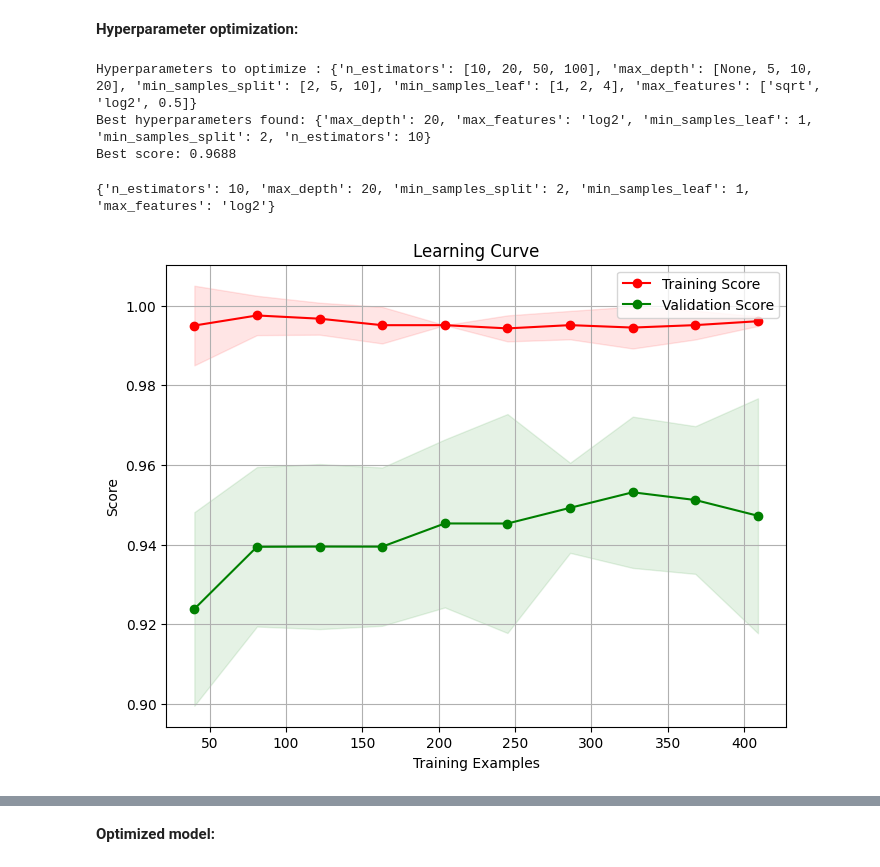
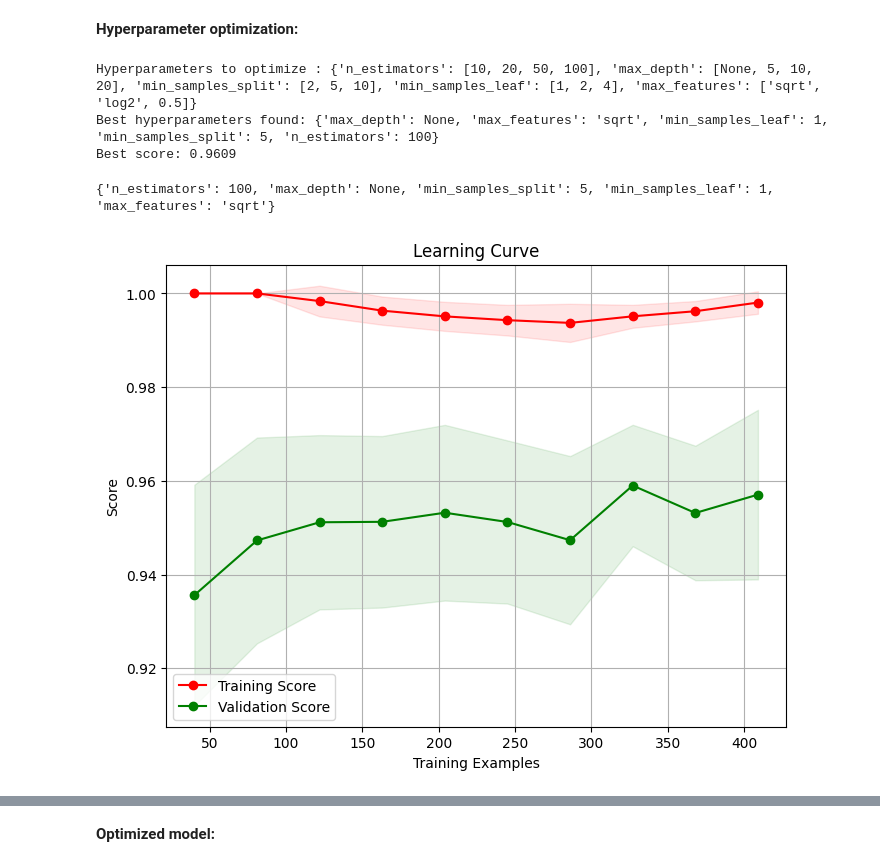
Before and after one commit to mcollpol/BreastCancerPrediction, a Jupyter notebook: research/notebooks/04-model-selection.ipynb, the cells around one changed output, grey strips where cells are left out. Drawn from its saved outputs; the diff is of its cells as text; code cells hidden in the pictures.

```diff
--- a/research/notebooks/04-model-selection.ipynb
+++ b/research/notebooks/04-model-selection.ipynb
@@ -118,6 +121,6 @@ Hyperparameters to optimize : {'penalty': ['l2'], 'C': [1000, 10000, 20000, 3000
 # %%
 # Study with best params.
-model_obj = Model('LogisticRegression', kwargs=best_params)
-print(model_obj.hyperparameters)
-bc.plot_learning_curve(model_obj, X.copy(), y.copy(), cv=5)
+log_reg = Model('LogisticRegression', kwargs=best_params)
+print(log_reg.hyperparameters)
+bc.plot_learning_curve(log_reg, X.copy(), y.copy(), cv=5)
 # %% [output]
@@ -126,7 +131,7 @@ bc.plot_learning_curve(model_obj, X.copy(), y.copy(), cv=5)
 # %% [markdown]
 **Optimized model:**
 # %%
-bc.train_and_evaluate_model(model_obj,
+bc.train_and_evaluate_model(log_reg,
                             X.copy(), y.copy(),
                             X_test.copy(), y_test.copy(),
                             save_outputs=True, output_dir=OUTPUT_PATH)
@@ -190,6 +210,6 @@ Best score: 0.959
 # %%
 # Study with best params.
-model_obj = Model('DecisionTree', kwargs=best_params)
-print(model_obj.hyperparameters)
-bc.plot_learning_curve(model_obj, X.copy(), y.copy(), cv=5)
+decision_tree = Model('DecisionTree', kwargs=best_params)
+print(decision_tree.hyperparameters)
+bc.plot_learning_curve(decision_tree, X.copy(), y.copy(), cv=5)
 # %% [output]
@@ -198,7 +229,7 @@ bc.plot_learning_curve(model_obj, X.copy(), y.copy(), cv=5)
 # %% [markdown]
 **Optimized model:**
 # %%
-bc.train_and_evaluate_model(model_obj,
+bc.train_and_evaluate_model(decision_tree,
                             X.copy(), y.copy(),
                             X_test.copy(), y_test.copy(),
                             save_outputs=True, output_dir=OUTPUT_PATH)
@@ -257,13 +302,13 @@ best_params = bc.hyperparameter_optimization(model_obj.model,
                                              cv=8)
 # %% [output]
 Hyperparameters to optimize : {'n_estimators': [10, 20, 50, 100], 'max_depth': [None, 5, 10, 20], 'min_samples_split': [2, 5, 10], 'min_samples_leaf': [1, 2, 4], 'max_features': ['sqrt', 'log2', 0.5]}
-Best hyperparameters found: {'max_depth': 20, 'max_features': 'log2', 'min_samples_leaf': 1, 'min_samples_split': 2, 'n_estimators': 10}
-Best score: 0.9688
+Best hyperparameters found: {'max_depth': None, 'max_features': 'sqrt', 'min_samples_leaf': 1, 'min_samples_split': 5, 'n_estimators': 100}
+Best score: 0.9609
 # %%
 # Study with best params.
-model_obj = Model('RandomForest', kwargs=best_params)
-print(model_obj.hyperparameters)
-bc.plot_learning_curve(model_obj, X.copy(), y.copy(), cv=5)
+random_forest = Model('RandomForest', kwargs=best_params)
+print(random_forest.hyperparameters)
+bc.plot_learning_curve(random_forest, X.copy(), y.copy(), cv=5)
 # %% [output]
-{'n_estimators': 10, 'max_depth': 20, 'min_samples_split': 2, 'min_samples_leaf': 1, 'max_features': 'log2'}
+{'n_estimators': 100, 'max_depth': None, 'min_samples_split': 5, 'min_samples_leaf': 1, 'max_features': 'sqrt'}
-[figure, old version]
+[figure, new version]
```
Also changed, not shown: parts of 42 cells of this notebook, 14 other files.
